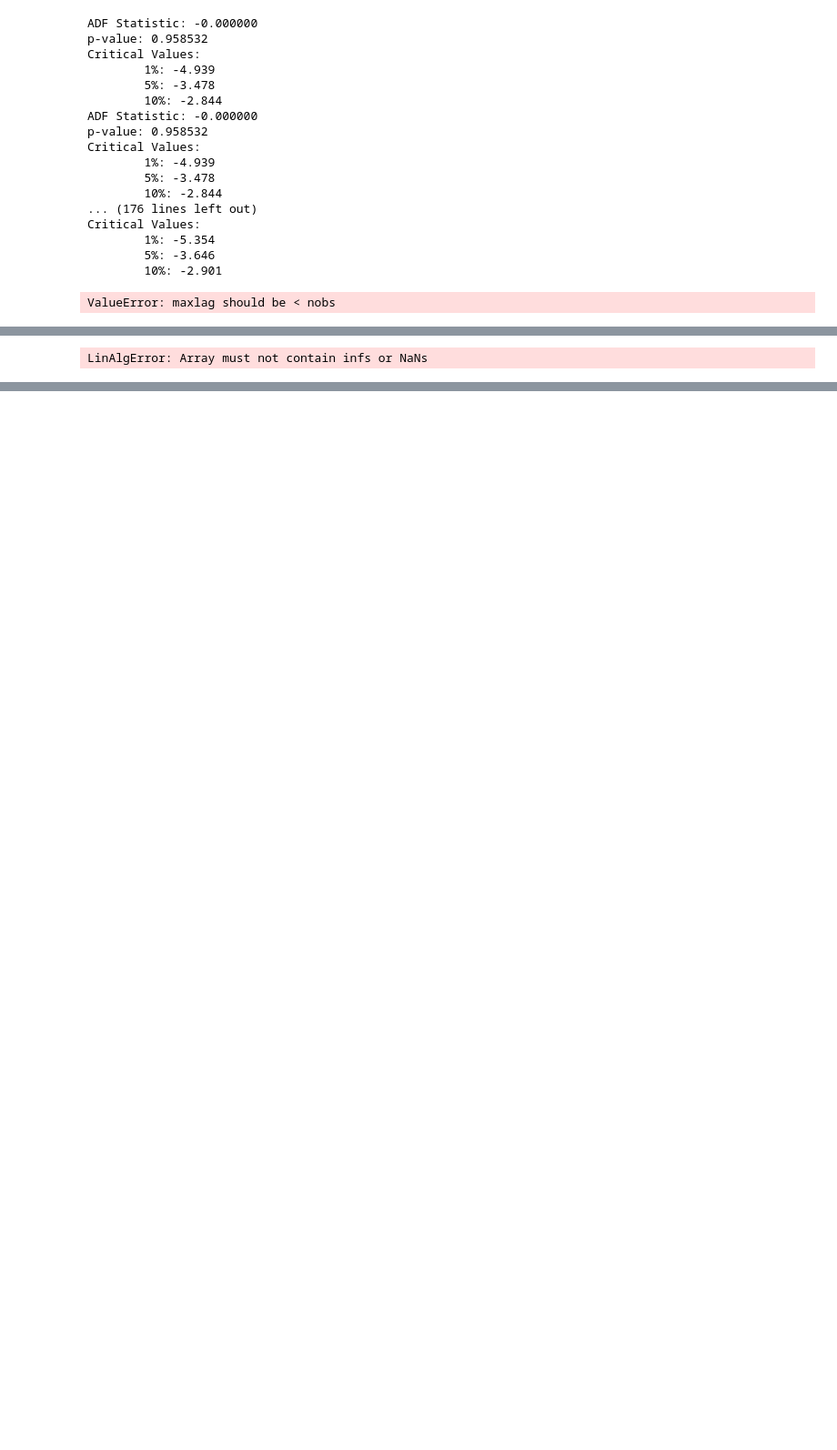
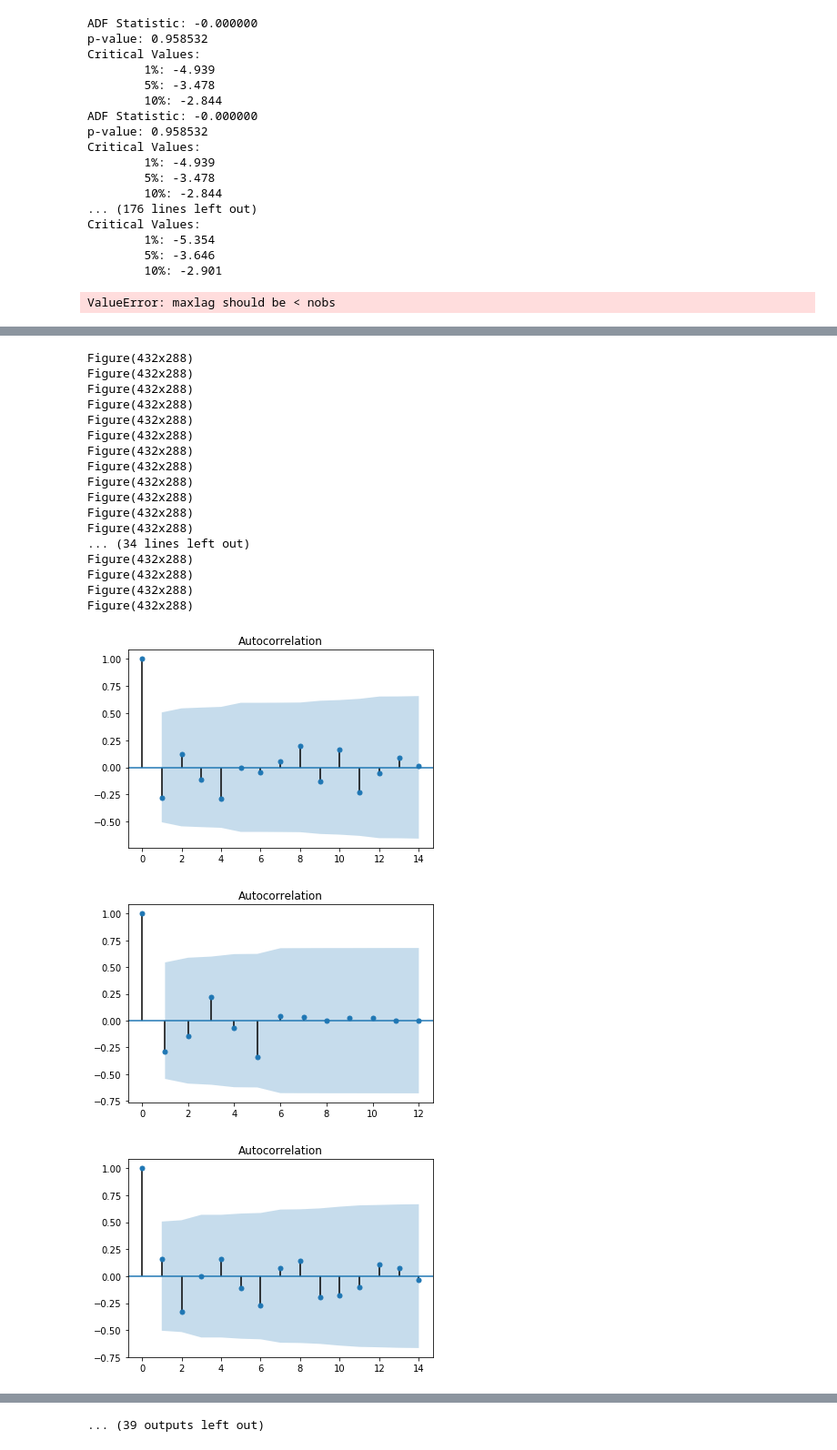
Before and after one commit to Cristinamulas/Final_Project, a Jupyter notebook: Time Series F.ipynb, the cells around one changed output, grey strips where cells are left out. Shown at 91% size. Drawn from its saved outputs; the diff is of its cells as text; code cells hidden in the pictures; blank space fills up the shorter version.

```diff
--- a/Time Series F.ipynb
+++ b/Time Series F.ipynb
@@ -569,23 +460,0 @@ log_trans(list_of_df)
-# %%
-# graph show that some of the df have inf , -inf and NA values
-
-# Make the graph 20 inches by 40 inches
-plt.figure(figsize=(30,20), facecolor='white')
-
-# plot numbering starts at 1, not 0
-list_of_df = [df_Alabama, df_Alaska, df_Arizona, df_Arkansas, df_California, df_Colorado, df_Connecticut,df_Delaware, df_DSC, df_Florida, df_Georgia,df_Idaho,
-             df_Illinois, df_Indiana , df_Iowa, df_Kansas, df_Kentucky , df_Louisiana , df_Maine ,df_Maryland ,df_Massachusetts,
-             df_Michigan, df_Minnesota, df_Mississippi ,df_Missouri,df_Montana , df_Nebraska , df_Nevada, df_New_Hampshire ,
-             df_New_Jersey , df_New_Mexico , df_North_Carolina , df_North_Dakota , df_NY ,df_Ohio , df_Oklahoma , df_Oregon, df_Pennsylvania ,df_Rhode_Island, df_South_Carolina,
-             df_South_Dakota , df_Tennessee , df_Texas , df_Utah ,df_Vermot , df_Virginia , df_Washington , df_West_Virginia ,
-             df_Wisconsin , df_Wyoming]
-plot_number = 1
-for i in list_of_df:
-    # Inside of an image that's a 15x13 grid, put this
-    # graph in the in the plot_number slot.
-    ax = plt.subplot(10, 5, plot_number)
-    i.plot(x='Year', y='Deaths', ax=ax)
-#     ax.set_title(i)
-    # Go to the next plot for the next loop
-    plot_number = plot_number + 1
-plt.tight_layout()
@@ -816,22 +605,30 @@ def run_arima_model(df, ts, p, d, q):
-# %%
-model_AR = run_arima_model(df = df_Alabama,
-                           ts = 'Deaths',
-                           p = 1,
-                           d = 0,
-                           q = 0)
-
-# # MA model with 1st order differencing - ARIMA (0,0,1)
-# model_MA = run_arima_model(df = df_example_transform,
-#                            ts = 'ts_log_diff',
-#                            p = 0,
-#                            d = 0,
-#                            q = 1)
-
-# # ARMA model with 1st order differencing - ARIMA (1,0,1)
-# model_MA = run_arima_model(df = df_example_transform,
-#                            ts = 'ts_log_diff',
-#                            p = 1,
-#                            d = 0,
-#                            q = 1)
-# %% [output]
-LinAlgError: Array must not contain infs or NaNs
+# %%
+def autocorrelation (list_):
+    """ takes a list of df trasnfomation and return a auntocorrelation plot"""
+    for df in list_:
+#         print(df)
+        plot = plot_acf(df["Deaths"], alpha=.05)
+        return plot
+# %%
+autocorrelation(new_list)
+# %% [output]
+Figure(432x288)
+Figure(432x288)
+Figure(432x288)
+Figure(432x288)
+Figure(432x288)
+Figure(432x288)
+Figure(432x288)
+Figure(432x288)
+Figure(432x288)
+Figure(432x288)
+Figure(432x288)
+Figure(432x288)
+... (34 lines left out)
+Figure(432x288)
+Figure(432x288)
+Figure(432x288)
+Figure(432x288)
+[figure, added]
+[figure, added]
+[figure, added]
@@ -837,0 +643 @@ LinAlgError: Array must not contain infs or NaNs
+... (39 outputs left out)
```
Also changed, not shown: parts of 17 cells of this notebook.
